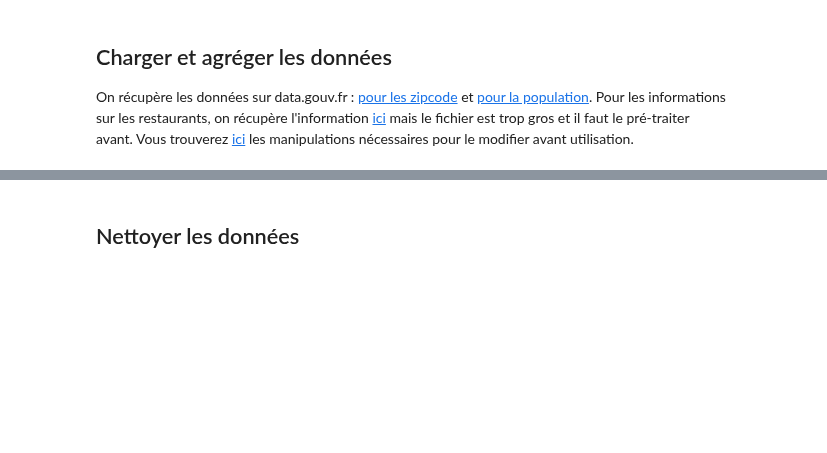
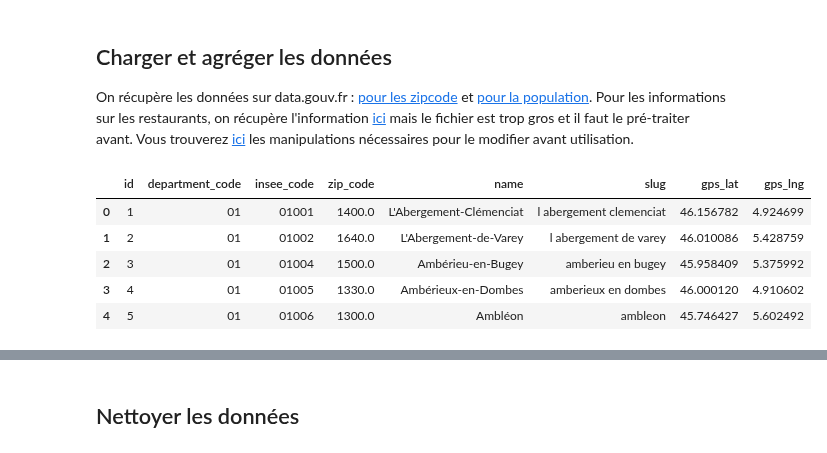
Before and after one commit to etalab-ia/ami-ia, a Jupyter notebook: session2/introduction_a_la_data_visualisation.ipynb, the cells around one changed output, grey strips where cells are left out. Saved outputs shown, nothing was run; the diff lists cells and outputs as text; code cells hidden in the pictures; blank space fills up the shorter version.

```diff
--- a/session2/introduction_a_la_data_visualisation.ipynb
+++ b/session2/introduction_a_la_data_visualisation.ipynb
@@ -271,3 +292,12 @@ df_departments = pd.read_csv('https://raw.githubusercontent.com/etalab-ia/ami-ia
 df_regions = pd.read_csv('https://raw.githubusercontent.com/etalab-ia/ami-ia/master/session2/data/regions.csv')
 df_pop_regions = pd.read_csv('https://raw.githubusercontent.com/etalab-ia/ami-ia/master/session2/data/pop_regions.csv')
 cp_restaurant = pd.read_csv('https://raw.githubusercontent.com/etalab-ia/ami-ia/master/session2/data/info_restaurants.csv')
+# %%
+df_cities.head()
+# %% [output]
+|  | id | department_code | insee_code | zip_code | name | slug | gps_lat | gps_lng |
+| 0 | 1 | 01 | 01001 | 1400.0 | L'Abergement-Clémenciat | l abergement clemenciat | 46.156782 | 4.924699 |
+| 1 | 2 | 01 | 01002 | 1640.0 | L'Abergement-de-Varey | l abergement de varey | 46.010086 | 5.428759 |
+| 2 | 3 | 01 | 01004 | 1500.0 | Ambérieu-en-Bugey | amberieu en bugey | 45.958409 | 5.375992 |
+| 3 | 4 | 01 | 01005 | 1330.0 | Ambérieux-en-Dombes | amberieux en dombes | 46.000120 | 4.910602 |
+| 4 | 5 | 01 | 01006 | 1300.0 | Ambléon | ambleon | 45.746427 | 5.602492 |
```
Also changed, not shown: parts of 17 cells of this notebook.
